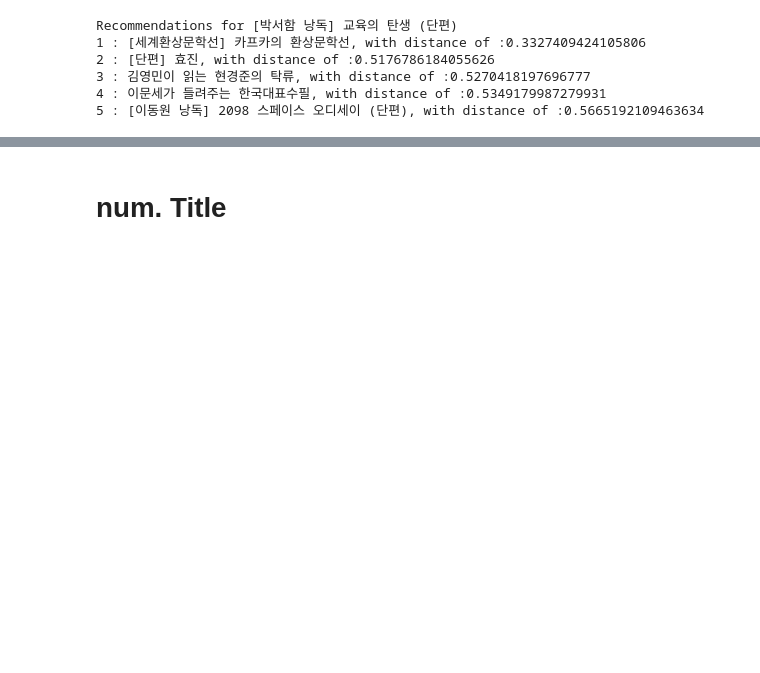
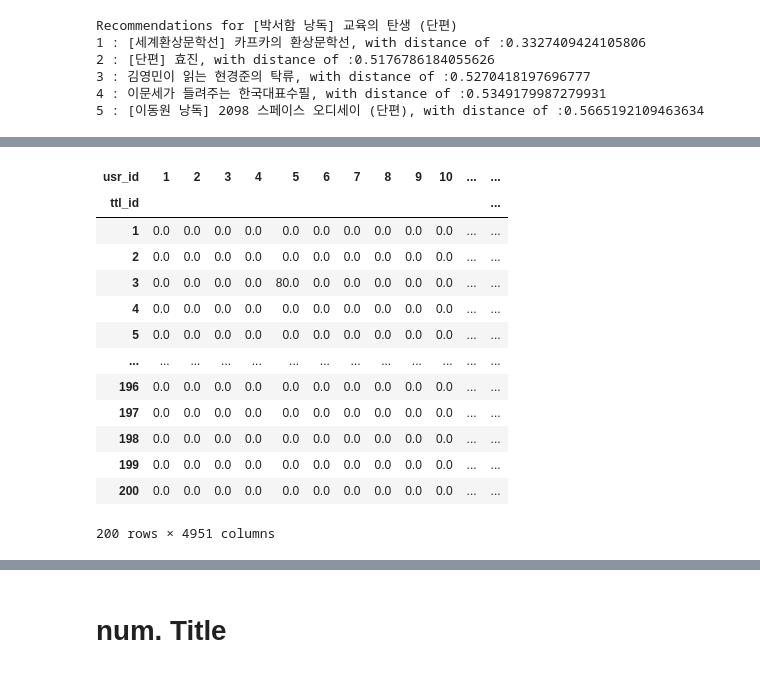
Before and after one commit to dataitgirls4/team_3, a Jupyter notebook: Recommendation_System.ipynb, the cells around one changed output, grey strips where cells are left out. Drawn from its saved outputs; the diff is of its cells as text; code cells hidden in the pictures; blank space fills up the shorter version.

```diff
--- a/Recommendation_System.ipynb
+++ b/Recommendation_System.ipynb
@@ -499,0 +577,21 @@ Recommendations for [박서함 낭독] 교육의 탄생 (단편)
+# %%
+# fill Nan with null
+uit.fillna(0, inplace=True)
+uit
+# if the user did not give reviews -> 0
+# else -> 1 to 100
+# %% [output]
+| usr_id | 1 | 2 | 3 | 4 | 5 | 6 | 7 | 8 | 9 | 10 | ... | ... |
+| ttl_id |  |  |  |  |  |  |  |  |  |  |  | ... |
+| 1 | 0.0 | 0.0 | 0.0 | 0.0 | 0.0 | 0.0 | 0.0 | 0.0 | 0.0 | 0.0 | ... | ... |
+| 2 | 0.0 | 0.0 | 0.0 | 0.0 | 0.0 | 0.0 | 0.0 | 0.0 | 0.0 | 0.0 | ... | ... |
+| 3 | 0.0 | 0.0 | 0.0 | 0.0 | 80.0 | 0.0 | 0.0 | 0.0 | 0.0 | 0.0 | ... | ... |
+| 4 | 0.0 | 0.0 | 0.0 | 0.0 | 0.0 | 0.0 | 0.0 | 0.0 | 0.0 | 0.0 | ... | ... |
+| 5 | 0.0 | 0.0 | 0.0 | 0.0 | 0.0 | 0.0 | 0.0 | 0.0 | 0.0 | 0.0 | ... | ... |
+| ... | ... | ... | ... | ... | ... | ... | ... | ... | ... | ... | ... | ... |
+| 196 | 0.0 | 0.0 | 0.0 | 0.0 | 0.0 | 0.0 | 0.0 | 0.0 | 0.0 | 0.0 | ... | ... |
+| 197 | 0.0 | 0.0 | 0.0 | 0.0 | 0.0 | 0.0 | 0.0 | 0.0 | 0.0 | 0.0 | ... | ... |
+| 198 | 0.0 | 0.0 | 0.0 | 0.0 | 0.0 | 0.0 | 0.0 | 0.0 | 0.0 | 0.0 | ... | ... |
+| 199 | 0.0 | 0.0 | 0.0 | 0.0 | 0.0 | 0.0 | 0.0 | 0.0 | 0.0 | 0.0 | ... | ... |
+| 200 | 0.0 | 0.0 | 0.0 | 0.0 | 0.0 | 0.0 | 0.0 | 0.0 | 0.0 | 0.0 | ... | ... |
+200 rows × 4951 columns
```
Also changed, not shown: parts of 60 cells of this notebook.
